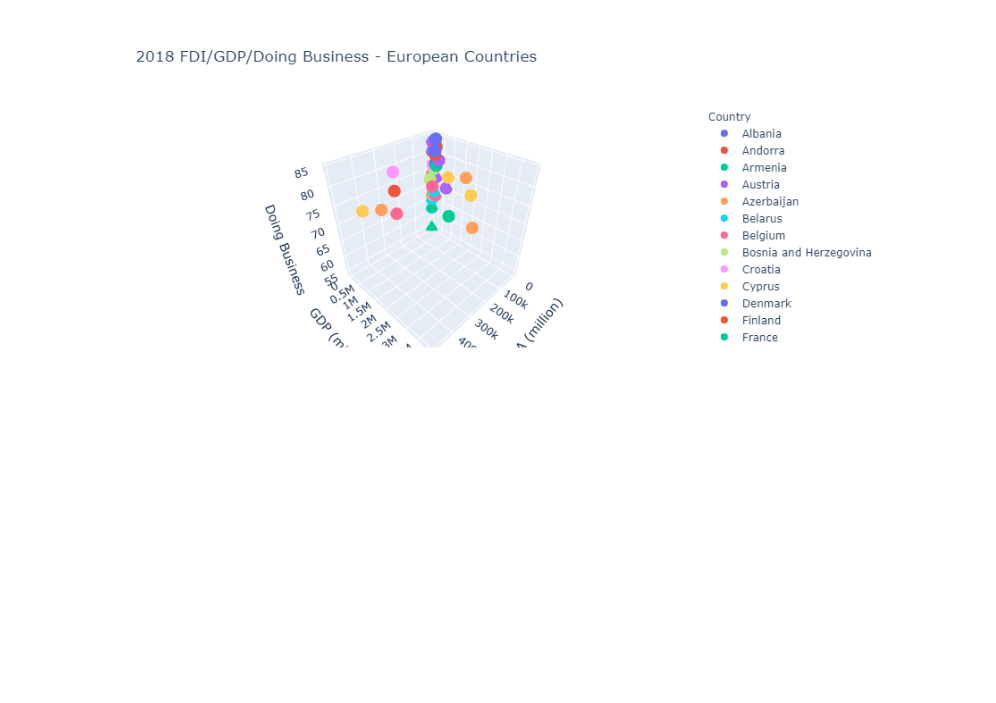
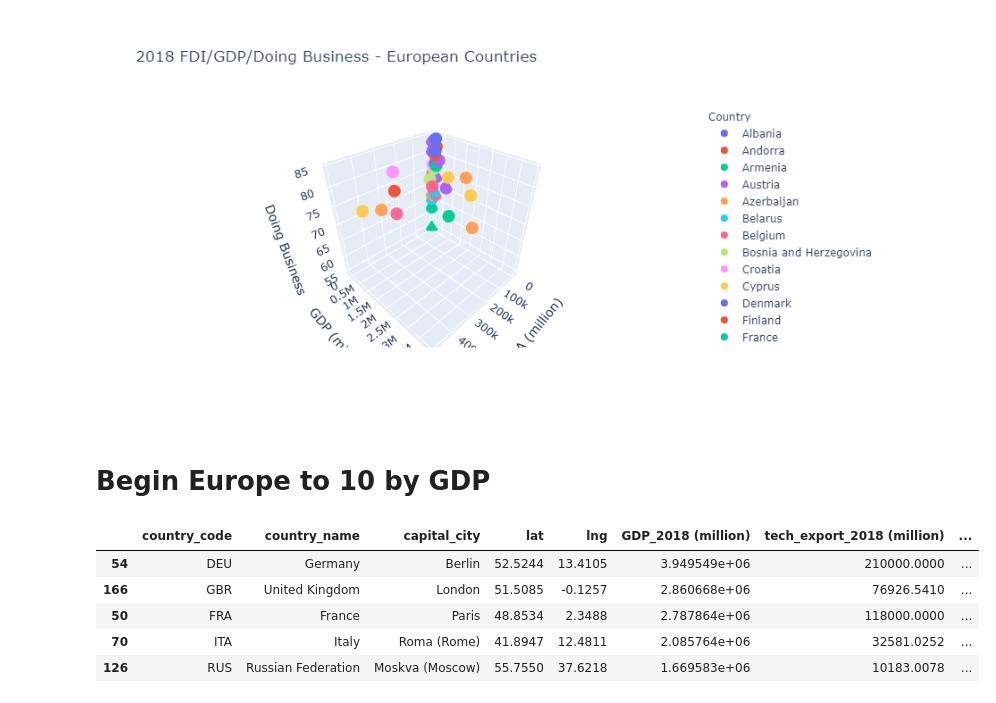
Before and after one commit to sabrinasaleh/Data_Munging_Plotting, a Jupyter notebook: europe/main-ed.ipynb, the cells around one changed output. Drawn from its saved outputs; the diff is of its cells as text; code cells hidden in the pictures; blank space fills up the shorter version.

```diff
--- a/europe/main-ed.ipynb
+++ b/europe/main-ed.ipynb
@@ -287,2 +290,16 @@ px.scatter_3d(
 # %% [output]
 [figure]
+# %% [markdown]
+# Begin Europe to 10 by GDP
+# %%
+europe = clean_data[clean_data.region == "Europe "]
+europe_top_10 = europe.sort_values(by=["GDP_2018 (million)"], ascending=False)
+
+europe_top_10.head()
+# %% [output]
+|  | country_code | country_name | capital_city | lat | lng | GDP_2018 (million) | tech_export_2018 (million) | ... |
+| 54 | DEU | Germany | Berlin | 52.5244 | 13.4105 | 3.949549e+06 | 210000.0000 | ... |
+| 166 | GBR | United Kingdom | London | 51.5085 | -0.1257 | 2.860668e+06 | 76926.5410 | ... |
+| 50 | FRA | France | Paris | 48.8534 | 2.3488 | 2.787864e+06 | 118000.0000 | ... |
+| 70 | ITA | Italy | Roma (Rome) | 41.8947 | 12.4811 | 2.085764e+06 | 32581.0252 | ... |
+| 126 | RUS | Russian Federation | Moskva (Moscow) | 55.7550 | 37.6218 | 1.669583e+06 | 10183.0078 | ... |
```
Also changed, not shown: parts of 4 cells of this notebook.
